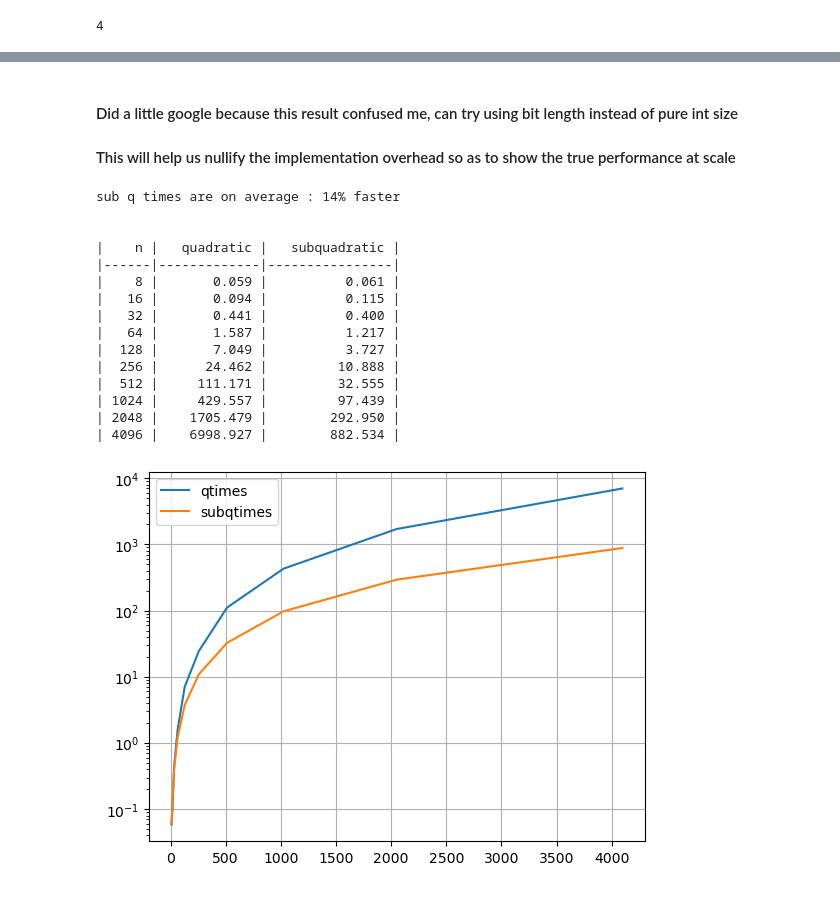
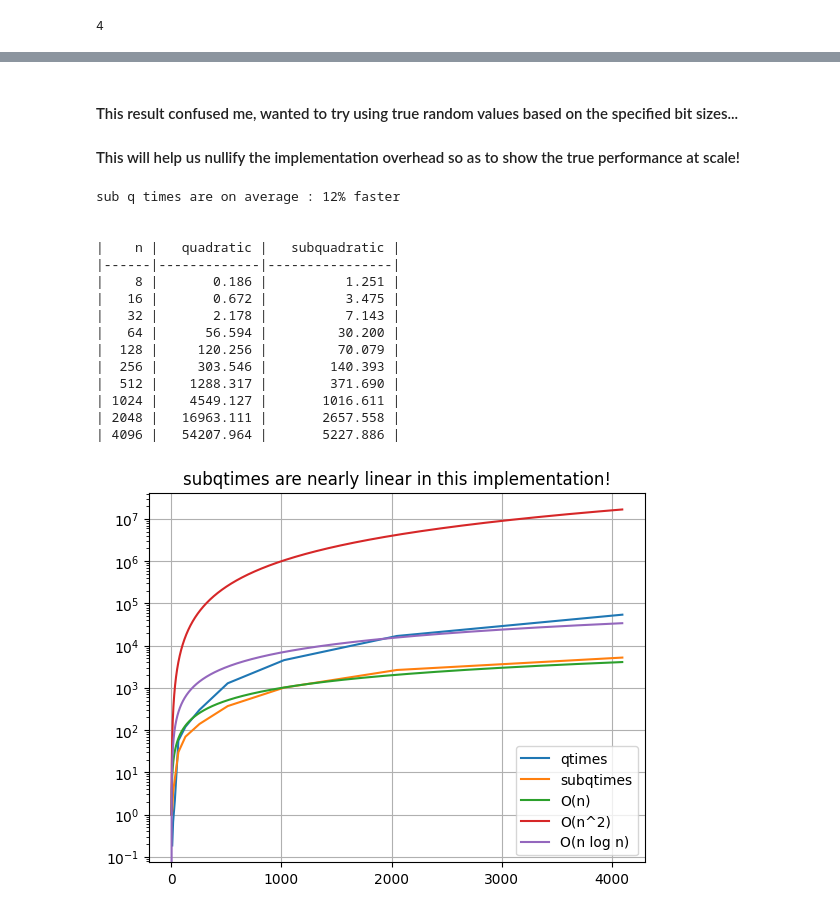
Before and after one commit to tulane-cmps6610-fall-2025/problem-set-02-arturoAltamirano, a Jupyter notebook: testingSolutions.ipynb, the cells around one changed output, grey strips where cells are left out. Saved outputs shown, nothing was run; the diff lists cells and outputs as text; code cells hidden in the pictures.

```diff
--- a/testingSolutions.ipynb
+++ b/testingSolutions.ipynb
@@ -233,7 +233,7 @@ def compare_multiply():
     qtimes = []
     subqtimes = []
     sizes = [10,100,1000,10000,100000,1000000,10000000,100000000,1000000000]
-    for n in [10,100,1000,10000,100000,1000000,10000000,100000000,1000000000]:
+    for n in sizes:
         qtime = time_multiply(BinaryNumber(n), BinaryNumber(n), quadratic_multiply)
         qtimes.append(qtime)
 
@@ -245,11 +245,19 @@ def compare_multiply():
     avg_qtime = sum(qtimes)
     avg_subqtime = sum(subqtimes)
 
+    fig, ax = plt.subplots()
+    ax.plot(sizes, qtimes, label="qtimes")
+    ax.plot(sizes, subqtimes, label="subqtimes")
+
+    ax.legend()
+    ax.grid(True)
+    ax.set_yscale("log")
+
     if avg_subqtime < avg_qtime:
-        print(f"sub q times are on average : {round(avg_subqtime / avg_qtime) * 100}% faster")
+        print(f"sub q times are on average : {round((avg_subqtime / avg_qtime) * 100)}% faster")
 
     else:
-        print(f"q times are on average : {round(avg_qtime / avg_subqtime) * 100}% faster")
+        print(f"q times are on average : {round((avg_qtime / avg_subqtime) * 100)}% faster")
 
     print_results(res)
 
@@ -292,8 +301,10 @@ q times are on average : 100% faster
 # %% [markdown]
-#### Did a little google because this result confused me, can try using bit length instead of pure int size
+#### This result confused me, wanted to try using true random values based on the specified bit sizes...
 
-#### This will help us nullify the implementation overhead so as to show the true performance at scale
+#### This will help us nullify the implementation overhead so as to show the true performance at scale!
 # %%
+import numpy as np
+
 def compare_multiply():
     results = []
     qtimes = []
@@ -315,42 +326,56 @@ def compare_multiply():
 
         qtimes.append(qtime)
         subqtimes.append(subqtime)
         results.append((bits, qtime, subqtime))
 
     avg_qtime = sum(qtimes)
     avg_subqtime = sum(subqtimes)
 
     if avg_subqtime < avg_qtime:
         print(f"sub q times are on average : {round((avg_subqtime / avg_qtime) * 100)}% faster")
 
     else:
         print(f"q times are on average : {round((avg_qtime / avg_subqtime) * 100)}% faster")
 
     print_results(results)
 
+    #reusing this from previous homework for this experiment
     fig, ax = plt.subplots()
     ax.plot(bit_sizes, qtimes, label="qtimes")
     ax.plot(bit_sizes, subqtimes, label="subqtimes")
 
+    # O(n)
+    n_values = np.arange(1, 4096)
+    ax.plot(n_values, n_values, label="O(n)")
+
+    # O(n^2)
+    n_values_squared = n_values ** 2
+    ax.plot(n_values, n_values_squared, label="O(n^2)")
+
+    #O(n log n)
+    Nlog_values = np.log(n_values) * n_values
+    ax.plot(n_values, Nlog_values, label="O(n log n)")
+
     ax.legend()
     ax.grid(True)
     ax.set_yscale("log")
+    ax.set_title("subqtimes are nearly linear in this implementation!")
 
 compare_multiply()
 # %% [output]
-sub q times are on average : 14% faster
+sub q times are on average : 12% faster
 
 
 |    n |   quadratic |   subquadratic |
 |------|-------------|----------------|
-|    8 |       0.059 |          0.061 |
-|   16 |       0.094 |          0.115 |
-|   32 |       0.441 |          0.400 |
-|   64 |       1.587 |          1.217 |
-|  128 |       7.049 |          3.727 |
-|  256 |      24.462 |         10.888 |
-|  512 |     111.171 |         32.555 |
-| 1024 |     429.557 |         97.439 |
-| 2048 |    1705.479 |        292.950 |
-| 4096 |    6998.927 |        882.534 |
+|    8 |       0.186 |          1.251 |
+|   16 |       0.672 |          3.475 |
+|   32 |       2.178 |          7.143 |
+|   64 |      56.594 |         30.200 |
+|  128 |     120.256 |         70.079 |
+|  256 |     303.546 |        140.393 |
+|  512 |    1288.317 |        371.690 |
+| 1024 |    4549.127 |       1016.611 |
+| 2048 |   16963.111 |       2657.558 |
+| 4096 |   54207.964 |       5227.886 |
-[figure, old version]
+[figure, new version]
```
Also changed, not shown: parts of 2 cells of this notebook, 2 other files.
